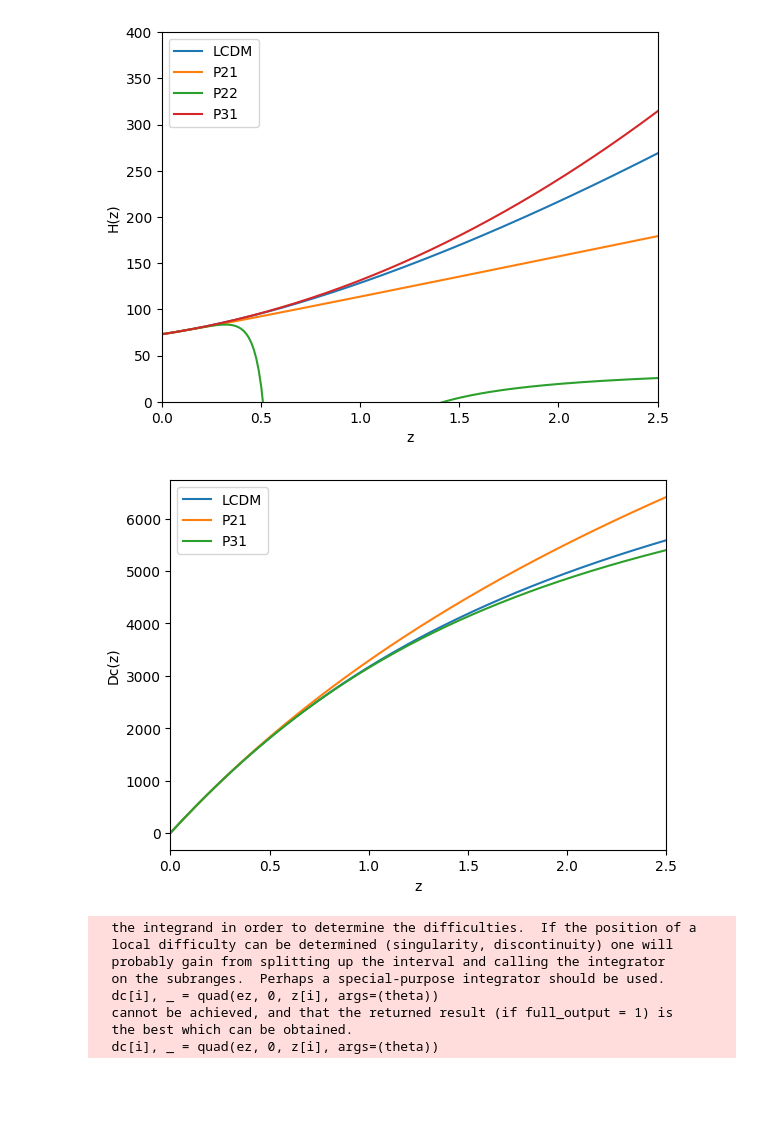
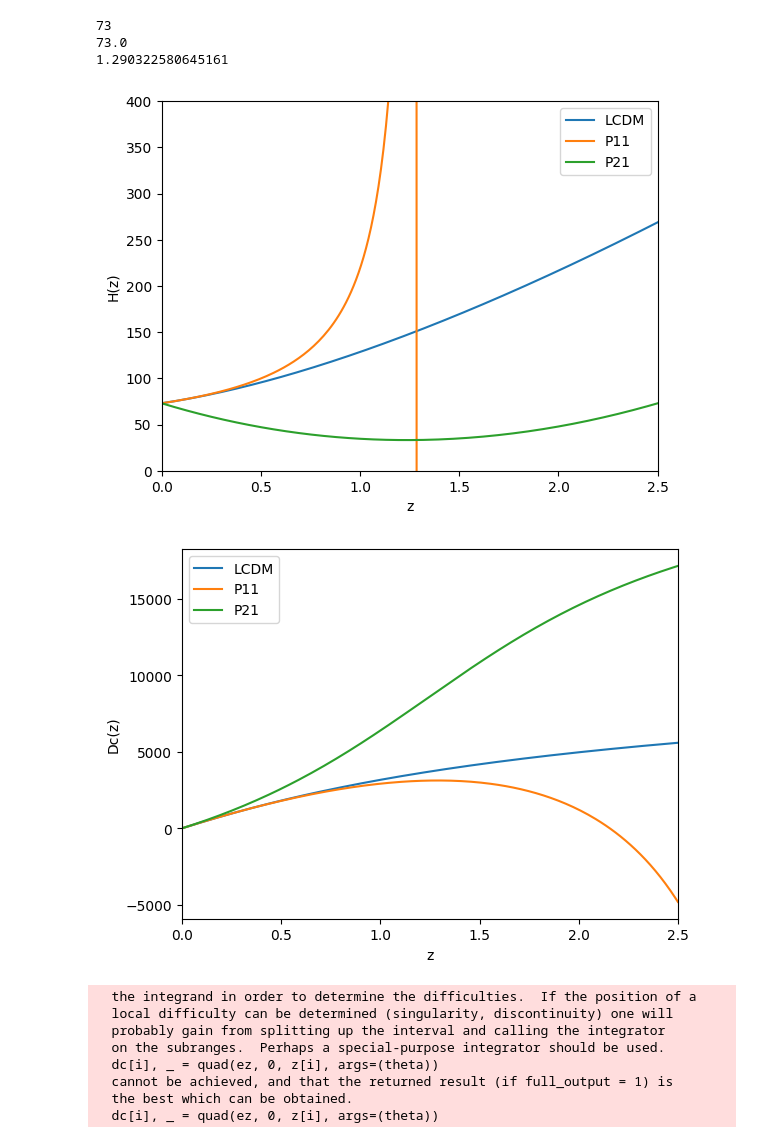
Before and after one commit to NiRK20/PadeExpansionHzDc, a Jupyter notebook: testesPade.ipynb, the cells around one changed output. Cells and saved outputs as stored; diff of their text form; code cells hidden in the pictures; blank space fills up the shorter version.

```diff
--- a/testesPade.ipynb
+++ b/testesPade.ipynb
@@ -247,11 +266,24 @@ j0 = 1
 s0 = -0.35
 c = 299792.458#km/s
 z = np.linspace(0,2.5, 200)
+# %%
+a0 = H0
+a1 = (0.5 * H0 * (2 -j0 + 4 * q0 + 3 * (q0 ** 2))) / (1 + q0)
+b1 = (0.5 * (-j0 + q0 ** 2)) / (1 + q0)
+
+print(a0)
+print(a0/a1*a1)
+print(-1/b1)
+# %% [output]
+73
+73.0
+1.290322580645161
 # %%
 plt.plot(z, LCDM(z, [H0, Om]), label="LCDM")
-plt.plot(z, HzP21(z, [M, H0, q0, j0]), label="P21")
-plt.plot(z, HzP22(z, [M, H0, q0, j0, s0]), label="P22")
-plt.plot(z, HzP31(z, [M, H0, q0, j0, s0]), label="P31")
+plt.plot(z, EzP11(z, [M, H0, q0, j0]), label="P11")
+plt.plot(z, HzP21(z, [M, H0, q0, j0, s0]), label="P21")
+#plt.plot(z, HzP22(z, [M, H0, q0, j0, s0]), label="P22")
+#plt.plot(z, HzP31(z, [M, H0, q0, j0, s0]), label="P31")
 plt.legend()
 plt.xlim(0,2.5)
 plt.ylim(0,400)
@@ -260,20 +292,22 @@ plt.ylabel('H(z)')
 plt.savefig('HzTeste_NoP22.jpg')
 plt.show()
 # %% [output]
-[figure, old version]
+[figure, new version]
 # %%
 plt.plot(z, DcLCDM(z, [H0, Om]), label="LCDM")
-plt.plot(z, DcModelP21(z, [M, H0, q0, j0]), label="P21")
+plt.plot(z, DcModelP11(z, [M, H0, q0, j0]), label="P11")
+plt.plot(z, DcModelP21(z, [M, H0, q0, j0, s0]), label="P21")
+#plt.plot(z, DcModelP21_num(z, [M, H0, q0, j0, s0]), label="P21_num")
 #plt.plot(z, DcModelP22(z, [M, H0, q0, j0, s0]), label="P22")
-plt.plot(z, DcModelP31(z, [M, H0, q0, j0, s0]), label="P31")
+#plt.plot(z, DcModelP31(z, [M, H0, q0, j0, s0]), label="P31")
 plt.legend()
 plt.xlim(0,2.5)
 plt.xlabel('z')
 plt.ylabel('Dc(z)')
 #plt.savefig('DcTeste_certo.jpg')
 plt.show()
 # %% [output]
-[figure, old version]
+[figure, new version]
 # %%
 plt.plot(z, DcLCDM(z, [H0, Om]), label="LCDM")
 plt.plot(z, DcModelP21(z, [M, H0, q0, j0]), label="P21")
```
Also changed, not shown: parts of 1 cell of this notebook, 30 other files.
